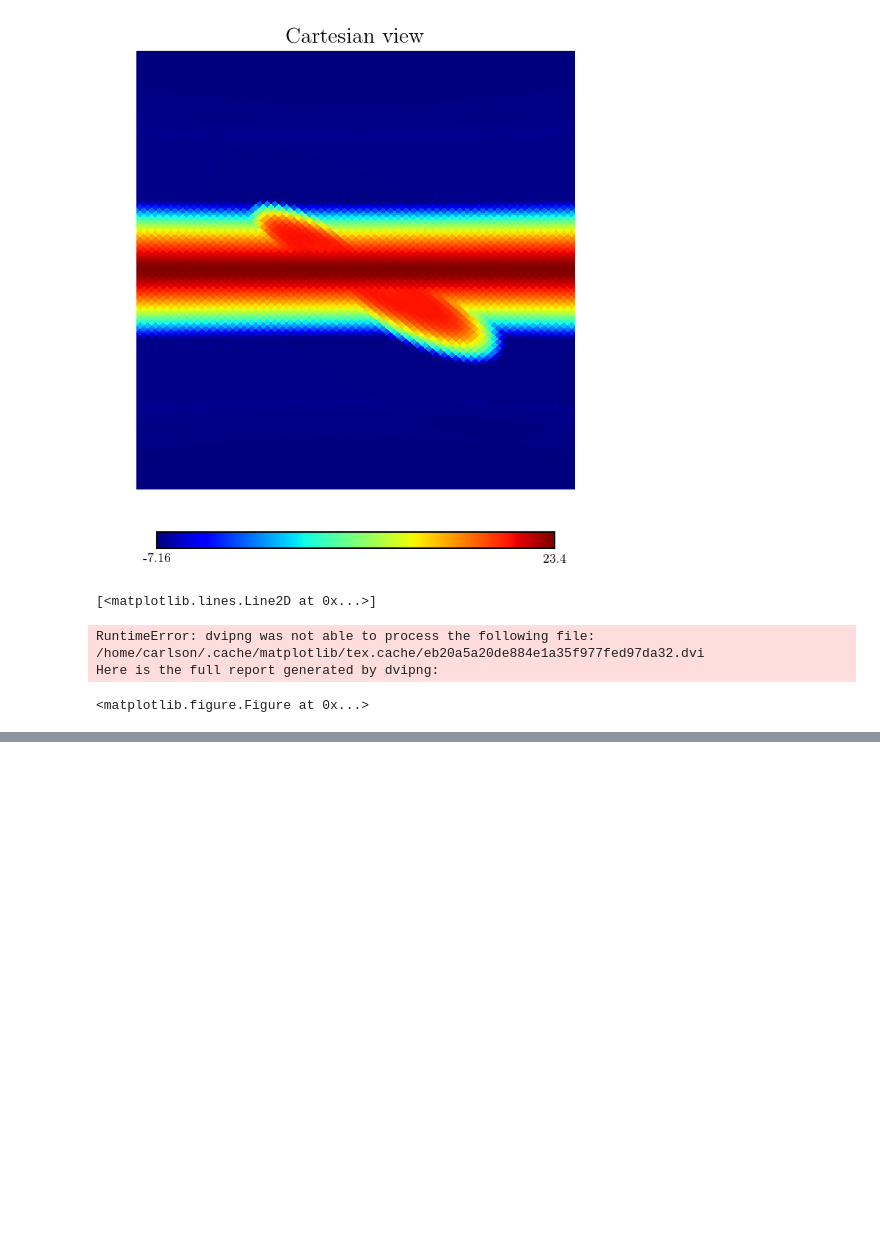
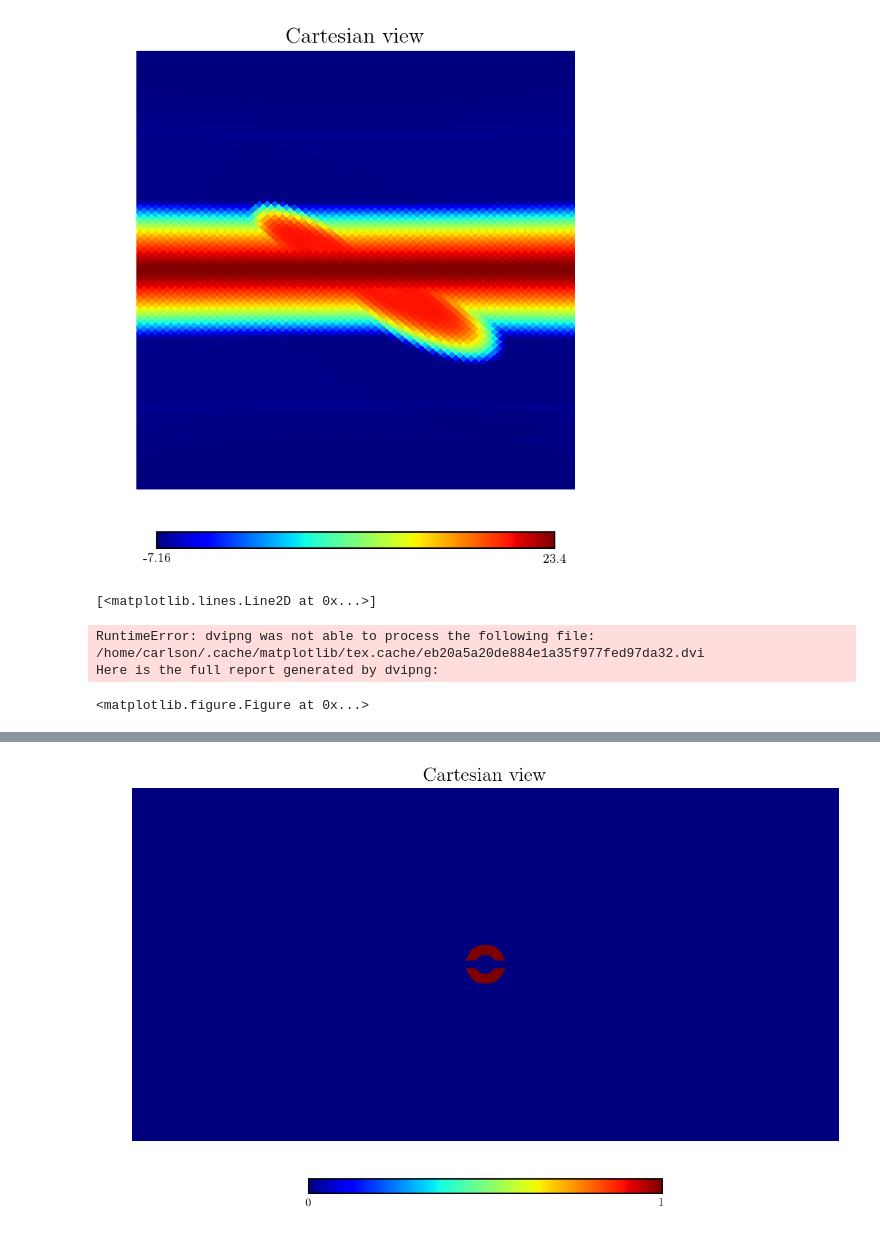
Before and after one commit to erccarls/GammaLike_dev, a Jupyter notebook: Untitled.ipynb, the cells around one changed output, grey strips where cells are left out. Cells and saved outputs as stored; diff of their text form; code cells hidden in the pictures; blank space fills up the shorter version.

```diff
--- a/Untitled.ipynb
+++ b/Untitled.ipynb
@@ -23,0 +29,26 @@ Here is the full report generated by dvipng:
+# %%
+
+import Analysis
+import Tools
+
+def GenRadialMask(self, r1, r2, plane_mask=2):
+    '''
+    Generate an annulus mask with a plane cut out.
+
+    :params r1: Inner radius in deg
+    :params r2: Outer radius in deg
+    :params plane_mask: Mask plus-minus "plane_mask" degrees
+    '''
+
+    pixels = np.arange(12*self.nside**2)
+    l, b = Tools.hpix2ang(pixels, nside=self.nside)
+    r = Tools.Dist(0,l,0,b)
+    mask = np.zeros(pixels.shape)
+    mask[(r>r1) & (r<r2) & (np.abs(b)>plane_mask)] = 1
+    return mask
+A = Analysis.Analysis()
+import healpy
+
+healpy.cartview(RadialMask(A, 5,10, plane_mask=2, merged=False))
+# %% [output]
+[figure, added]
```
Also changed, not shown: parts of 1 cell of this notebook, 26 other files.
